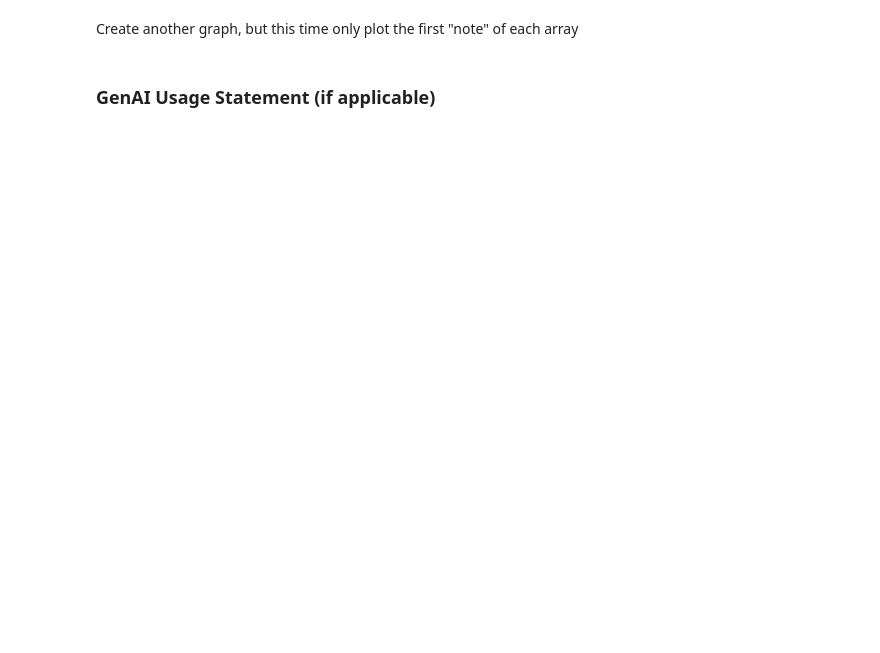
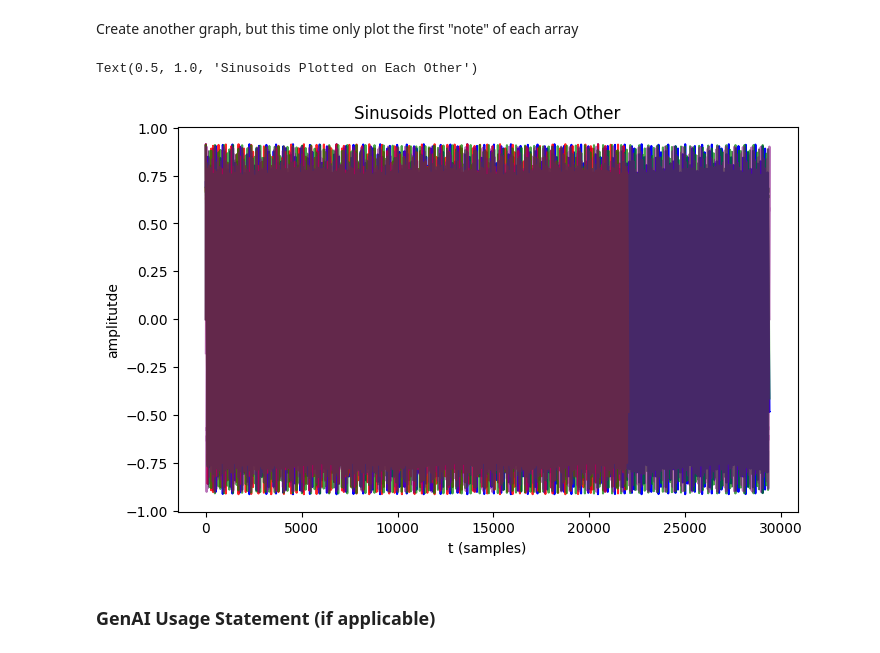
Before and after one commit to jwesterstahl/AudioTechII, a Jupyter notebook: HW/HW1.ipynb, the cells around one changed output. Cells and saved outputs as stored; diff of their text form; code cells hidden in the pictures; blank space fills up the shorter version.

```diff
--- a/HW/HW1.ipynb
+++ b/HW/HW1.ipynb
@@ -124,4 +200,25 @@ Graph your 4 arrays on top of one another. Make sure to label the axis and plot
 # %% [markdown]
 Create another graph, but this time only plot the first "note" of each array
+# %%
+tSize = int(len(myArp) / 3)
+
+plt.figure(figsize=(8,5))
+
+plt.plot(myArp[:tSize], label='myArp', color='blue', linestyle='-',)
+
+plt.plot(skipped[:round((.75*tSize))], label='myArpR', color='red', linestyle='-', alpha=0.85) #skipped note length is shorter
+
+plt.plot(myArp2[:tSize], label='myArp2', color='green', linestyle='-', alpha=0.70)
+
+plt.plot(reverse[:tSize], label='myArp2R', color='purple', linestyle='-', alpha=0.55)
+
+plt.xlabel('t (samples)')
+
+plt.ylabel('amplitutde')
+
+plt.title('Sinusoids Plotted on Each Other')
+# %% [output]
+Text(0.5, 1.0, 'Sinusoids Plotted on Each Other')
+[figure, added]
 # %% [markdown]
 ### GenAI Usage Statement (if applicable)
```
Also changed, not shown: parts of 8 cells of this notebook, 1 other file.
